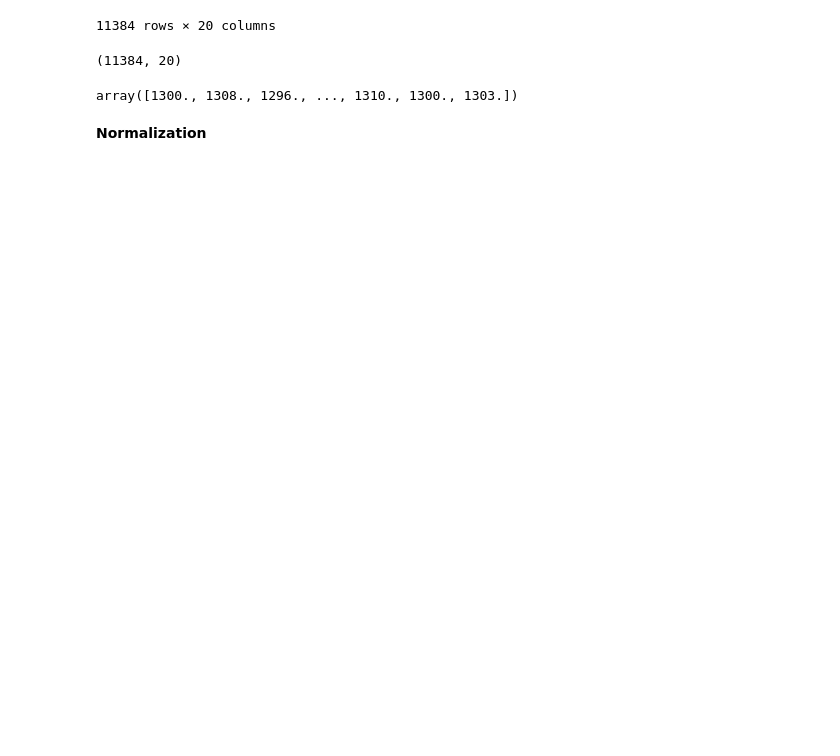
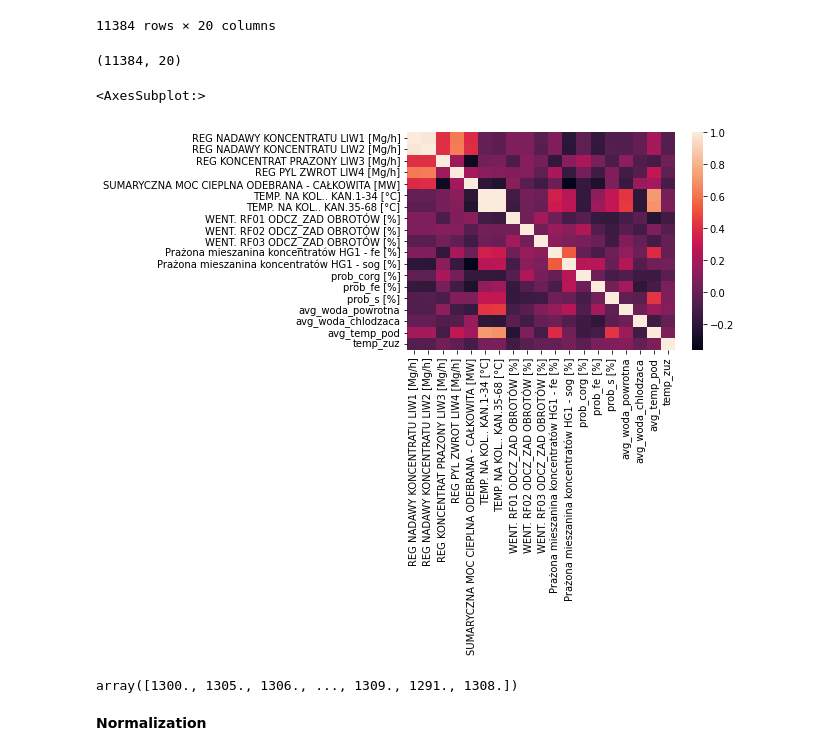
Before and after one commit to falowane-garnki/cuvalley, a Jupyter notebook: simple_model.ipynb, the cells around one changed output. Saved outputs shown, nothing was run; the diff lists cells and outputs as text; code cells hidden in the pictures; blank space fills up the shorter version.

Commit message:
Correltions matrix

```diff
--- a/simple_model.ipynb
+++ b/simple_model.ipynb
@@ -117,6 +120,34 @@ new_df
 new_df.shape
 # %% [output]
 (11384, 20)
+# %%
+feature_desc_df = pd.read_csv('feature_desc.csv', index_col='name')
+def feature_desc(name):
+        try:
+            if type(name)==str:
+                return feature_desc_df.loc[name]['desc']
+            else:
+                return feature_desc_df.loc[name]['desc'].values
+        except:
+            return name
+# %%
+col_names = list(new_df.columns.values)
+
+for col_name in col_names:
+    new_df = new_df.rename(columns={col_name: feature_desc(col_name)})
+# %%
+import seaborn as sns
+
+# calculate the correlation matrix
+corr = new_df.corr()
+
+# plot the heatmap
+sns.heatmap(corr,
+        xticklabels=corr.columns,
+        yticklabels=corr.columns)
+# %% [output]
+<AxesSubplot:>
+[figure, added]
 # %%
 train = new_df.iloc[:int(new_df.shape[0] * 0.9)]
 test = new_df.iloc[int(new_df.shape[0] * 0.9):]
@@ -128,7 +159,7 @@ test_Y = np.array(test["temp_zuz"])
 # %%
 test_Y
 # %% [output]
-array([1300., 1308., 1296., ..., 1310., 1300., 1303.])
+array([1300., 1305., 1306., ..., 1309., 1291., 1308.])
 # %% [markdown]
 **Normalization**
 # %%
```
Also changed, not shown: parts of 5 cells of this notebook.
